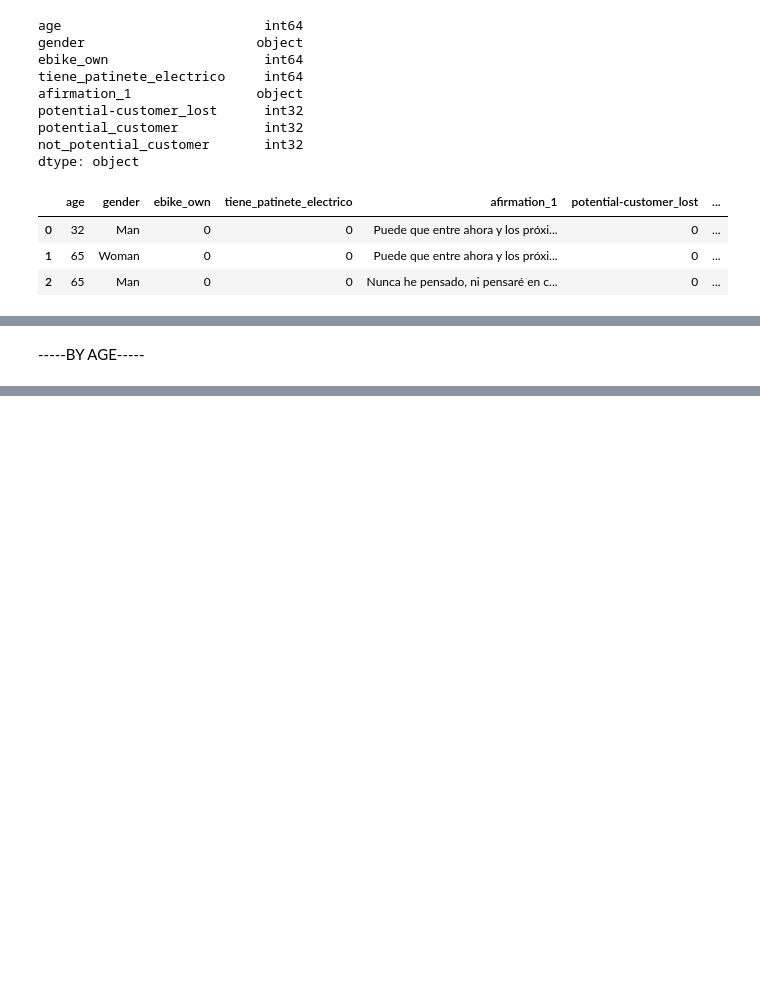
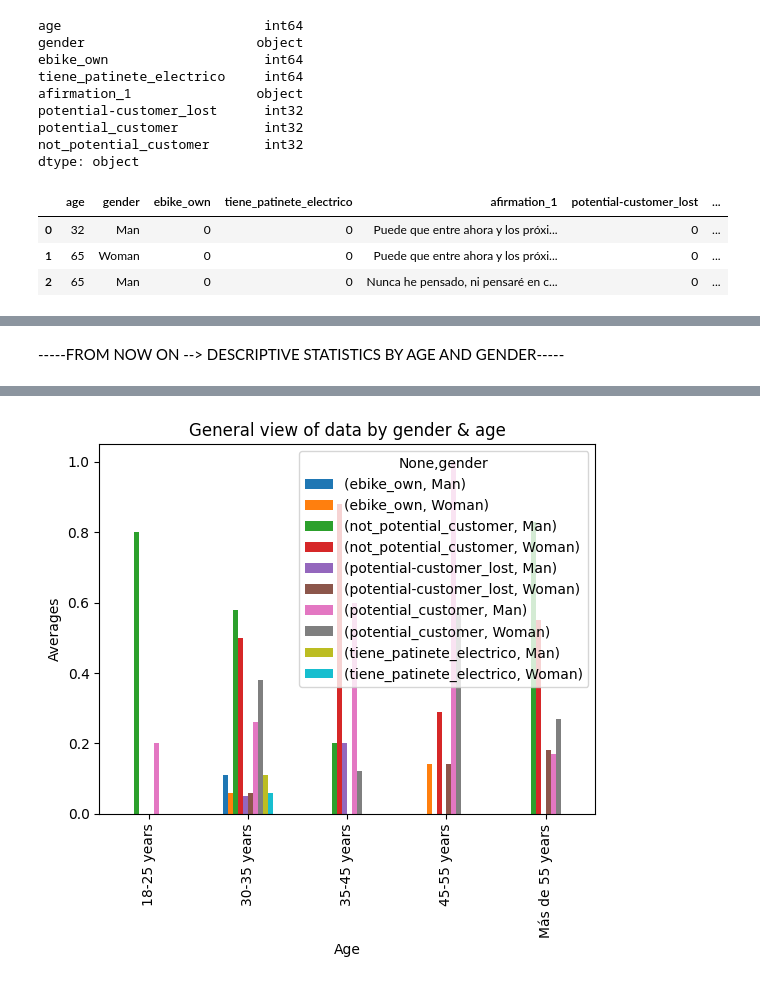
Before and after one commit to Auzmendi/project-6, a Jupyter notebook: descriptive.ipynb, the cells around one changed output, grey strips where cells are left out. Cells and saved outputs as stored; diff of their text form; code cells hidden in the pictures; blank space fills up the shorter version.

```diff
--- a/descriptive.ipynb
+++ b/descriptive.ipynb
@@ -110,2 +136,11 @@ descriptive_df['gender'] = descriptive_df['gender'].str.replace('Trans','Man')
 # %% [markdown]
------BY AGE-----
+-----FROM NOW ON --> DESCRIPTIVE STATISTICS BY AGE AND GENDER-----
+# %%
+genderxage_ptl = descriptive_df.pivot_table(index='age',columns='gender').round(2)
+display(genderxage_ptl)
+genderxage_ptl.plot(kind ='bar')
+plt.title('General view of data by gender & age')
+plt.xlabel('Age')
+plt.ylabel('Averages')
+plt.show()
+# %% [output]
@@ -112,3 +155,4 @@ descriptive_df['gender'] = descriptive_df['gender'].str.replace('Trans','Man')
+[figure, added]
 # %%
 descriptive_df.describe()
 # %% [output]
```
Also changed, not shown: parts of 20 cells of this notebook, 1 other file.
